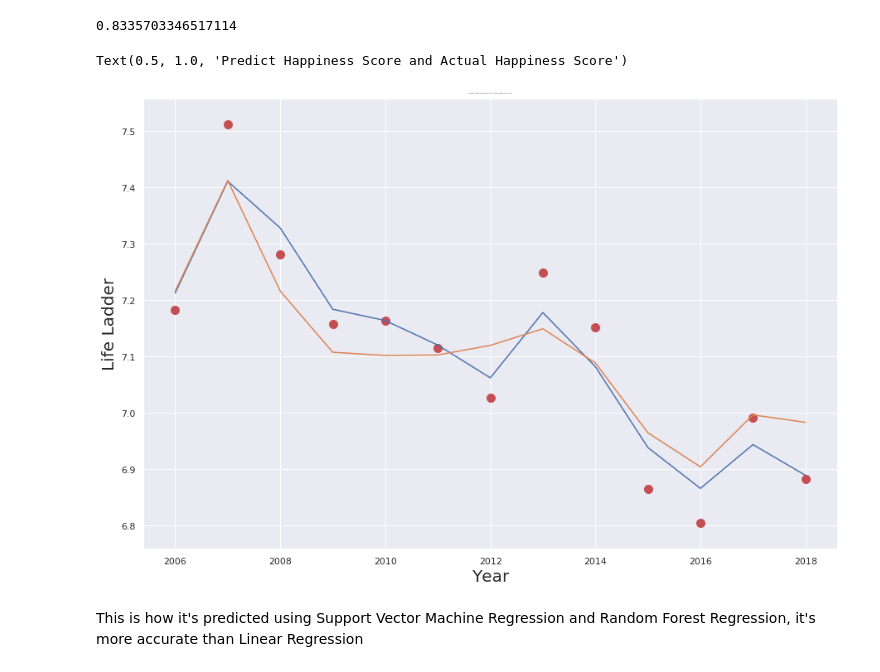
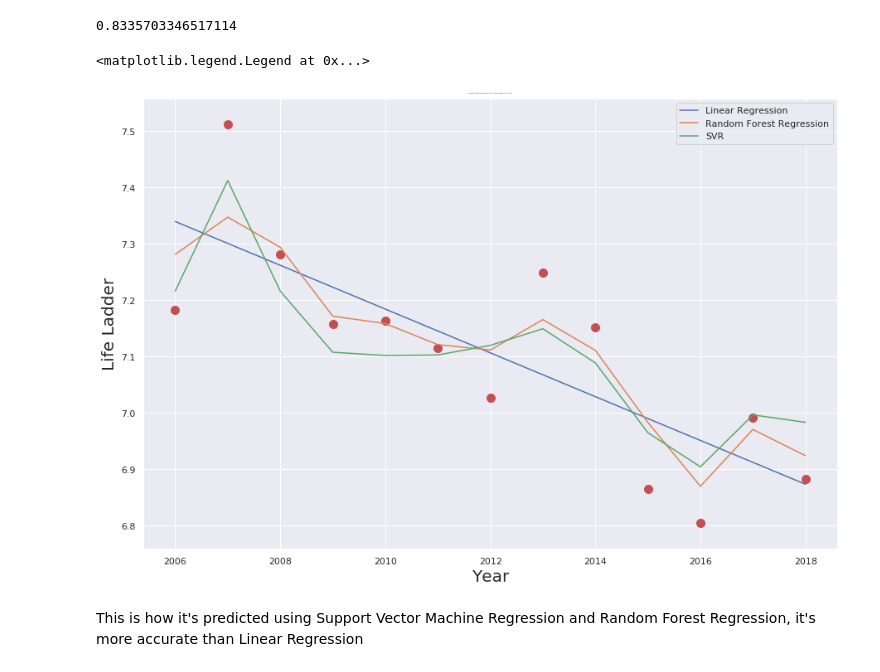
Before and after one commit to tlplus/Probability_Stats_Project, a Jupyter notebook: World Happiness Report.ipynb, the cells around one changed output. Saved outputs shown, nothing was run; the diff lists cells and outputs as text; code cells hidden in the pictures.

```diff
--- a/World Happiness Report.ipynb
+++ b/World Happiness Report.ipynb
@@ -204,13 +242,15 @@ sv.score(x, y)
 # %%
 ax, fig = plt.subplots(figsize = (15, 10))
 plt.scatter(usa['Year'], usa['Life Ladder'], s = 100, c = 'r')
+plt.plot(x, reg_usa.predict(x))
 plt.plot(x, rf.predict(x))
 plt.plot(x, sv.predict(x))
 plt.xlabel('Year', size = 20)
 plt.ylabel('Life Ladder', size = 20)
 plt.title('Predict Happiness Score and Actual Happiness Score', size = 2)
+plt.legend(["Linear Regression", "Random Forest Regression", "SVR"])
 # %% [output]
-Text(0.5, 1.0, 'Predict Happiness Score and Actual Happiness Score')
+<matplotlib.legend.Legend at 0x...>
-[figure, old version]
+[figure, new version]
 # %% [markdown]
 This is how it's predicted using Support Vector Machine Regression and Random Forest Regression, it's more accurate than Linear Regression
```
Also changed, not shown: parts of 7 cells of this notebook.
